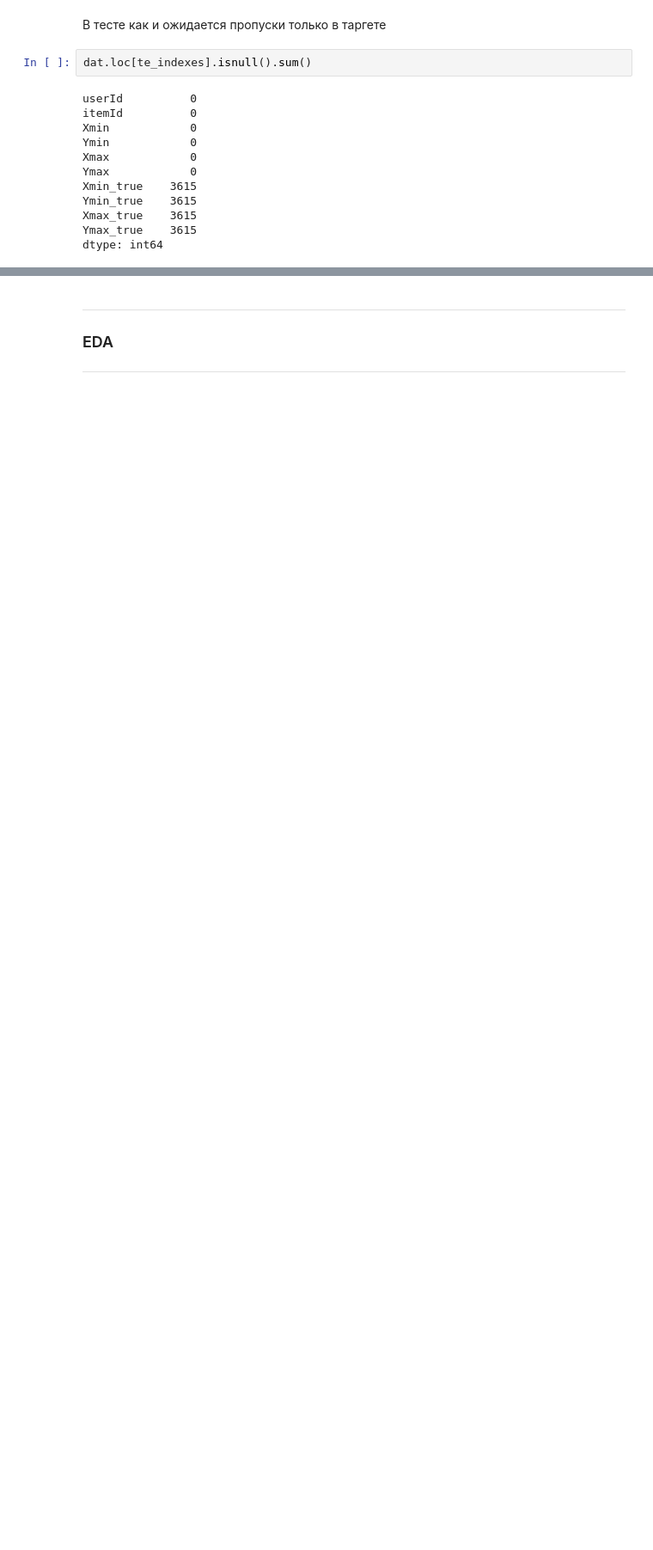
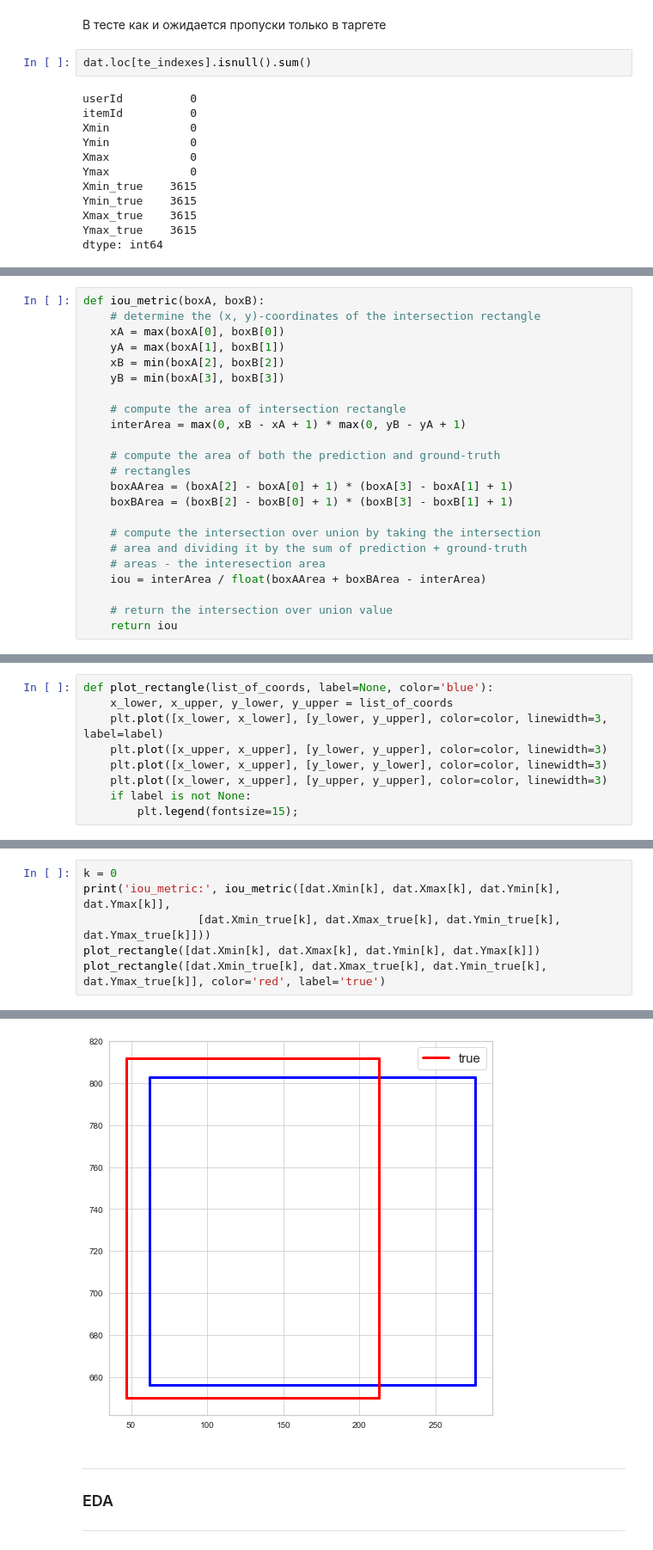
Before and after one commit to andreitsev/Competitions, a Jupyter notebook: ML Bootcamp Модератор Одноклассников.ipynb, the cells around one changed output, grey strips where cells are left out. Shown at 86% size. Saved outputs shown, nothing was run; the diff lists cells and outputs as text; blank space fills up the shorter version.

```diff
--- a/ML Bootcamp Модератор Одноклассников.ipynb
+++ b/ML Bootcamp Модератор Одноклассников.ipynb
@@ -110,0 +114,23 @@ dtype: int64
+# %%
+def iou_metric(boxA, boxB):
+    # determine the (x, y)-coordinates of the intersection rectangle
+    xA = max(boxA[0], boxB[0])
+    yA = max(boxA[1], boxB[1])
+    xB = min(boxA[2], boxB[2])
+    yB = min(boxA[3], boxB[3])
+
+    # compute the area of intersection rectangle
+    interArea = max(0, xB - xA + 1) * max(0, yB - yA + 1)
+
+    # compute the area of both the prediction and ground-truth
+    # rectangles
+    boxAArea = (boxA[2] - boxA[0] + 1) * (boxA[3] - boxA[1] + 1)
+    boxBArea = (boxB[2] - boxB[0] + 1) * (boxB[3] - boxB[1] + 1)
+
+    # compute the intersection over union by taking the intersection
+    # area and dividing it by the sum of prediction + ground-truth
+    # areas - the interesection area
+    iou = interArea / float(boxAArea + boxBArea - interArea)
+
+    # return the intersection over union value
+    return iou
@@ -110,0 +139,9 @@ dtype: int64
+# %%
+def plot_rectangle(list_of_coords, label=None, color='blue'):
+    x_lower, x_upper, y_lower, y_upper = list_of_coords
+    plt.plot([x_lower, x_lower], [y_lower, y_upper], color=color, linewidth=3, label=label)
+    plt.plot([x_upper, x_upper], [y_lower, y_upper], color=color, linewidth=3)
+    plt.plot([x_lower, x_upper], [y_lower, y_lower], color=color, linewidth=3)
+    plt.plot([x_lower, x_upper], [y_upper, y_upper], color=color, linewidth=3)
+    if label is not None:
+        plt.legend(fontsize=15);
@@ -110,0 +150,7 @@ dtype: int64
+# %%
+k = 0
+print('iou_metric:', iou_metric([dat.Xmin[k], dat.Xmax[k], dat.Ymin[k], dat.Ymax[k]],
+                 [dat.Xmin_true[k], dat.Xmax_true[k], dat.Ymin_true[k], dat.Ymax_true[k]]))
+plot_rectangle([dat.Xmin[k], dat.Xmax[k], dat.Ymin[k], dat.Ymax[k]])
+plot_rectangle([dat.Xmin_true[k], dat.Xmax_true[k], dat.Ymin_true[k], dat.Ymax_true[k]], color='red', label='true')
+# %% [output]
@@ -111,3 +158,4 @@ dtype: int64
+[figure, added]
 # %% [markdown]
 ---
 ### EDA
```
Also changed, not shown: parts of 21 cells of this notebook.
